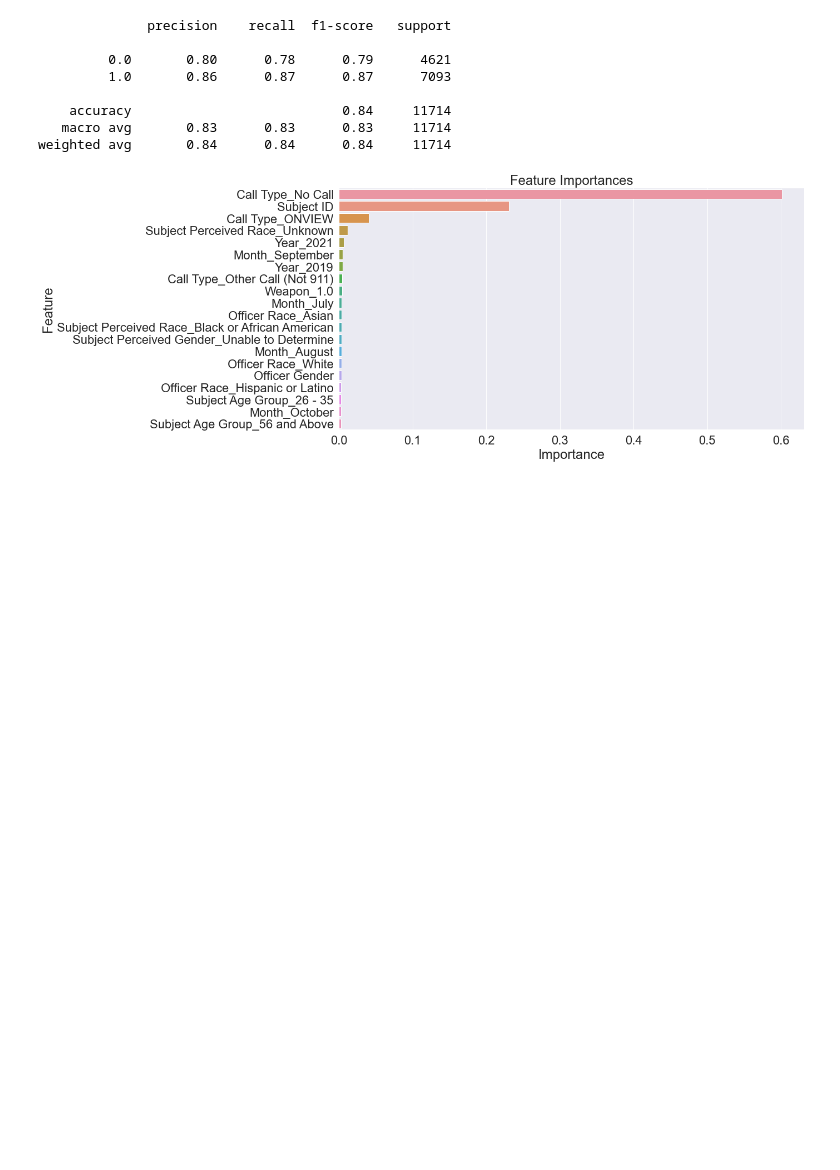
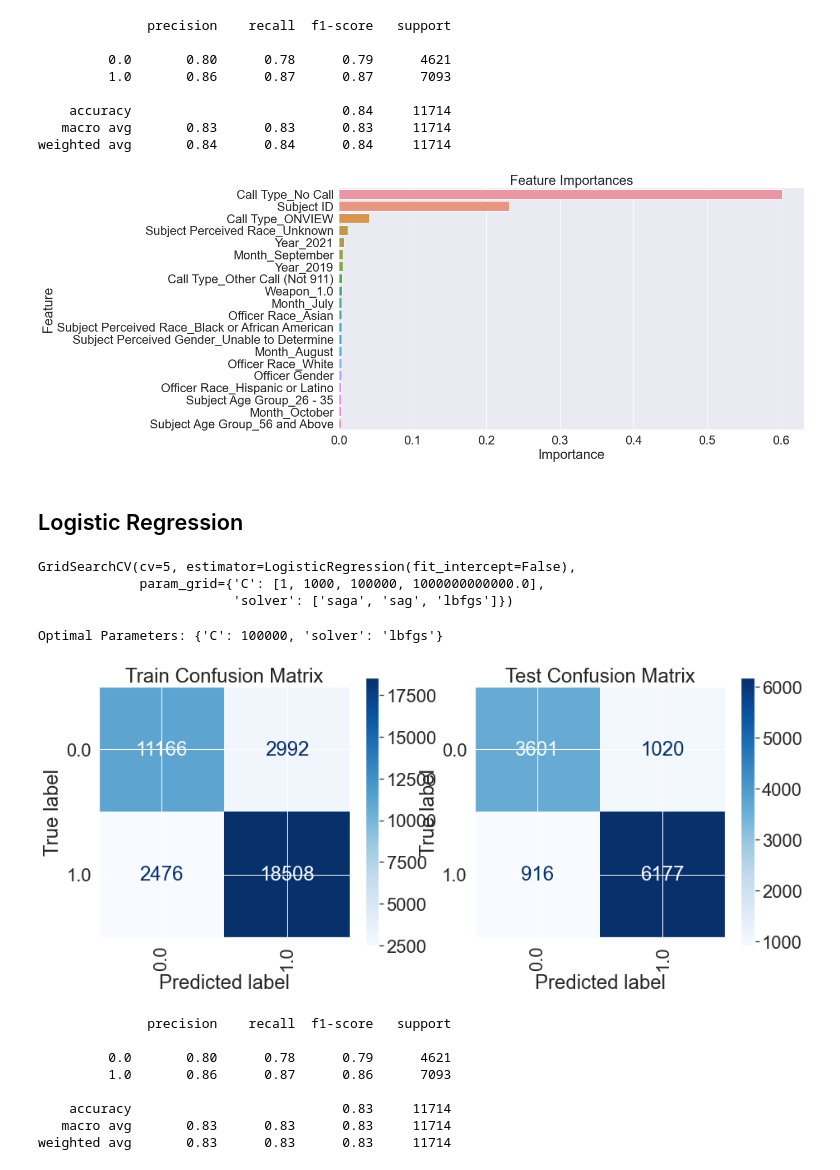
Before and after one commit to zelda4669/seattle-terry-stops, a Jupyter notebook: Models.ipynb, the cells around one changed output. Drawn from its saved outputs; the diff is of its cells as text; code cells hidden in the pictures; blank space fills up the shorter version.

```diff
--- a/Models.ipynb
+++ b/Models.ipynb
@@ -127,6 +126,6 @@ Write something here
 # %%
 y_2 = df['Actionable Stop']
-x_2 = df.drop(columns=['Stop Resolution', 'Actionable Stop'])
+x_2 = df.drop(columns=['Stop Resolution', 'Actionable Stop', 'Precinct'])
 # %%
 x_2 = pd.get_dummies(x_2, drop_first=True, columns=['Subject Age Group', 'Officer Race', 'Subject Perceived Race',
                                                 'Subject Perceived Gender', 'Weapon', 'Call Type',
@@ -304,3 +297,32 @@ weighted avg       0.84      0.84      0.84     11714
 plot_importances(xgb_gs_clf.best_estimator_, x_train.columns)
 # %% [output]
 [figure]
+# %% [markdown]
+## Logistic Regression
+# %%
+logreg_param_grid = {
+    'C': [1, 1000, 100000, 1e12],
+    'solver': ['saga', 'sag', 'lbfgs']
+}
+# %%
+logreg_gs_clf = GridSearchCV(LogisticRegression(fit_intercept=False), logreg_param_grid, cv=5)
+logreg_gs_clf.fit(x2_train, y2_train)
+# %% [output]
+GridSearchCV(cv=5, estimator=LogisticRegression(fit_intercept=False),
+             param_grid={'C': [1, 1000, 100000, 1000000000000.0],
+                         'solver': ['saga', 'sag', 'lbfgs']})
+# %%
+print(f"Optimal Parameters: {logreg_gs_clf.best_params_}")
+
+metrics(logreg_gs_clf.best_estimator_, x2_train, y2_train, x2_test, y2_test)
+# %% [output]
+Optimal Parameters: {'C': 100000, 'solver': 'lbfgs'}
+[figure, added]
+              precision    recall  f1-score   support
+
+         0.0       0.80      0.78      0.79      4621
+         1.0       0.86      0.87      0.86      7093
+
+    accuracy                           0.83     11714
+   macro avg       0.83      0.83      0.83     11714
+weighted avg       0.83      0.83      0.83     11714
```
Also changed, not shown: parts of 11 cells of this notebook, 7 other files.
